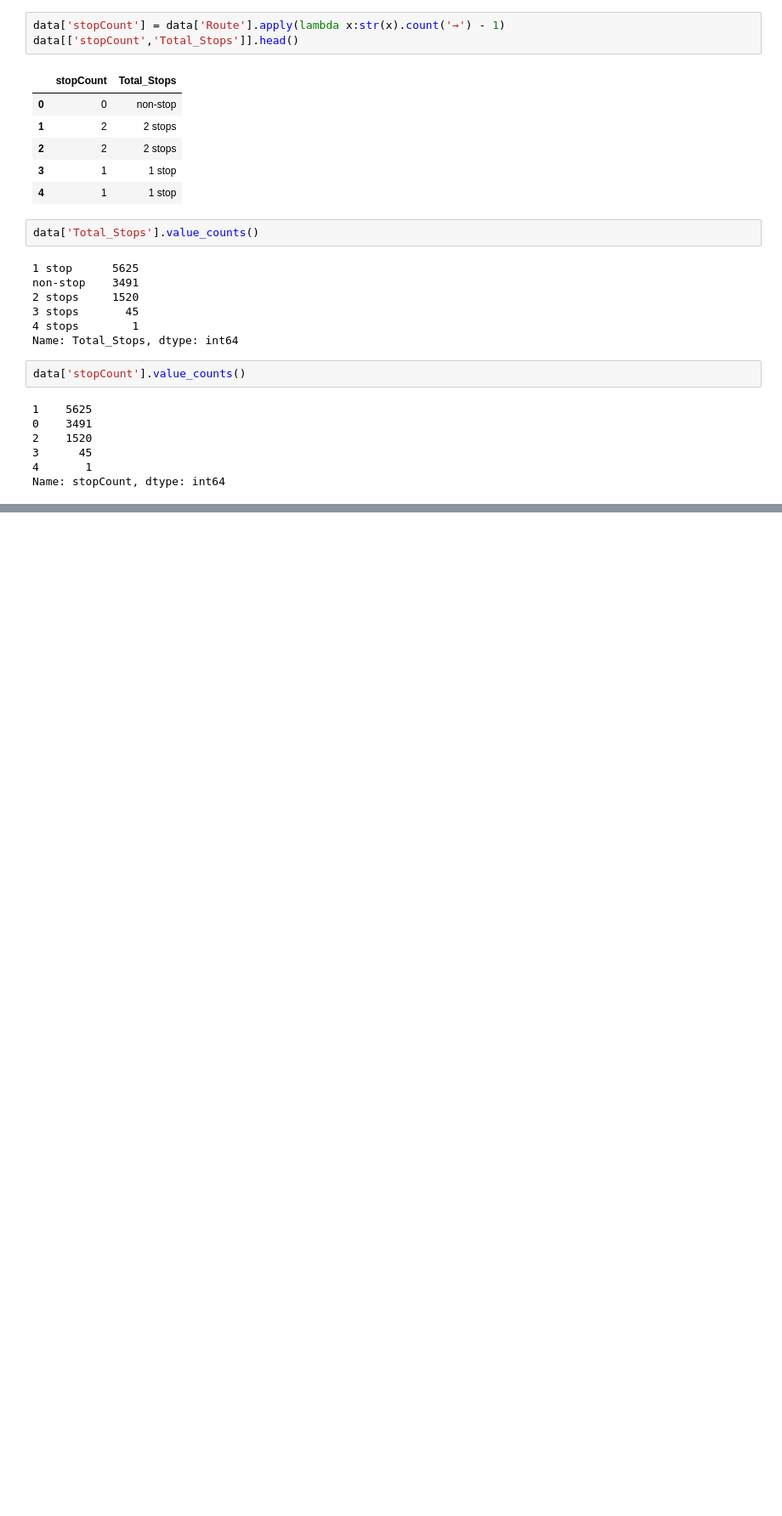
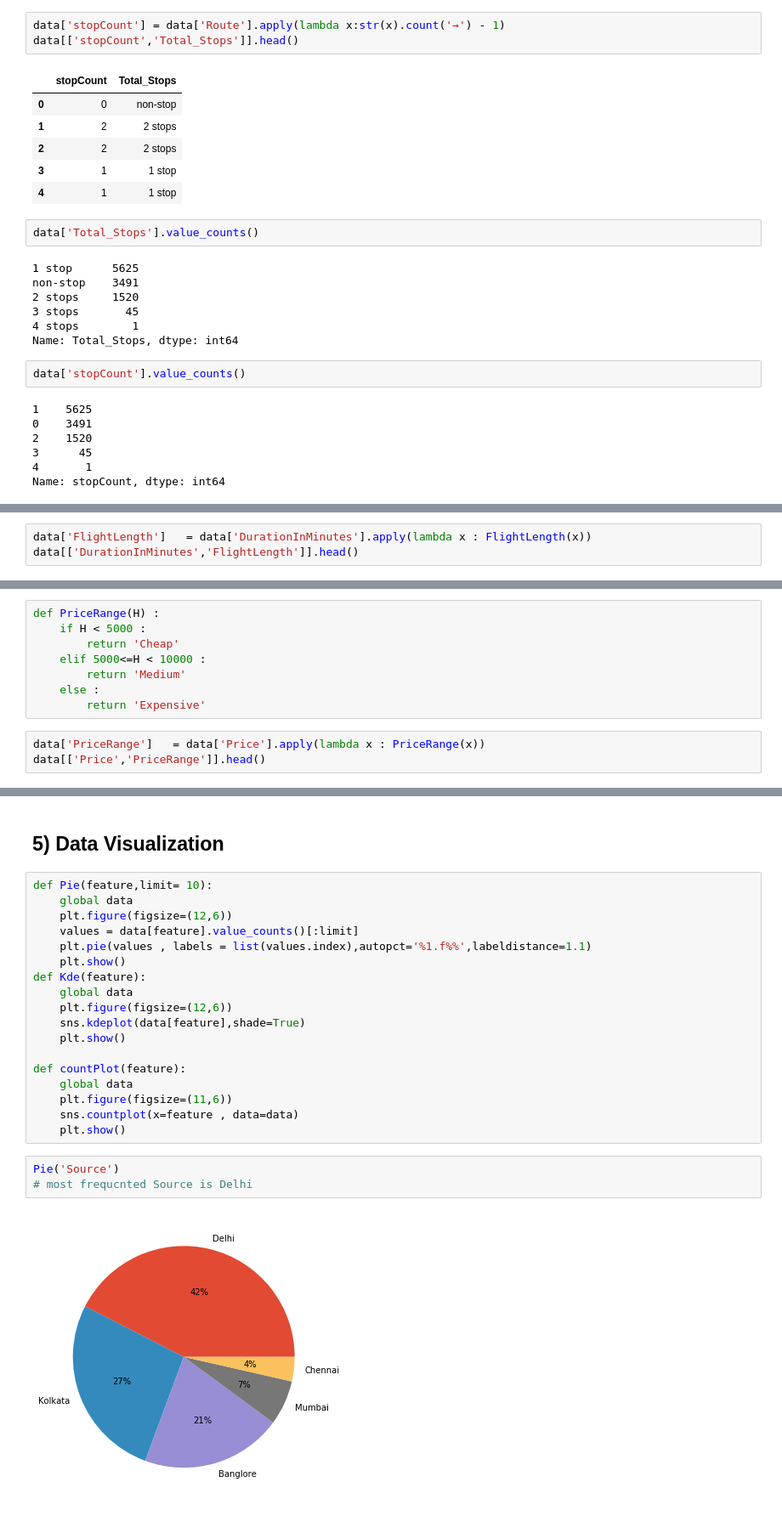
Before and after one commit to ahmedbasemdev/Epsilon-InternShip, a Jupyter notebook: Task 1 - Regression/Code.ipynb, the cells around one changed output, grey strips where cells are left out. Shown at 85% size. Cells and saved outputs as stored; diff of their text form; blank space fills up the shorter version.

```diff
--- a/Task 1 - Regression/Code.ipynb
+++ b/Task 1 - Regression/Code.ipynb
@@ -224,0 +337,3 @@ Name: stopCount, dtype: int64
+# %%
+data['FlightLength']   = data['DurationInMinutes'].apply(lambda x : FlightLength(x))
+data[['DurationInMinutes','FlightLength']].head()
@@ -224,0 +358,11 @@ Name: stopCount, dtype: int64
+# %%
+def PriceRange(H) :
+    if H < 5000 :
+        return 'Cheap'
+    elif 5000<=H < 10000 :
+        return 'Medium'
+    else :
+        return 'Expensive'
+# %%
+data['PriceRange']   = data['Price'].apply(lambda x : PriceRange(x))
+data[['Price','PriceRange']].head()
@@ -224,0 +385,25 @@ Name: stopCount, dtype: int64
+# %% [markdown]
+## 5) Data Visualization
+# %%
+def Pie(feature,limit= 10):
+    global data
+    plt.figure(figsize=(12,6))
+    values = data[feature].value_counts()[:limit]
+    plt.pie(values , labels = list(values.index),autopct='%1.f%%',labeldistance=1.1)
+    plt.show()
+def Kde(feature):
+    global data
+    plt.figure(figsize=(12,6))
+    sns.kdeplot(data[feature],shade=True)
+    plt.show()
+
+def countPlot(feature):
+    global data
+    plt.figure(figsize=(11,6))
+    sns.countplot(x=feature , data=data)
+    plt.show()
+# %%
+Pie('Source')
+# most frequcnted Source is Delhi
+# %% [output]
+[figure, added]
```
Also changed, not shown: parts of 21 cells of this notebook, 5 other files.
